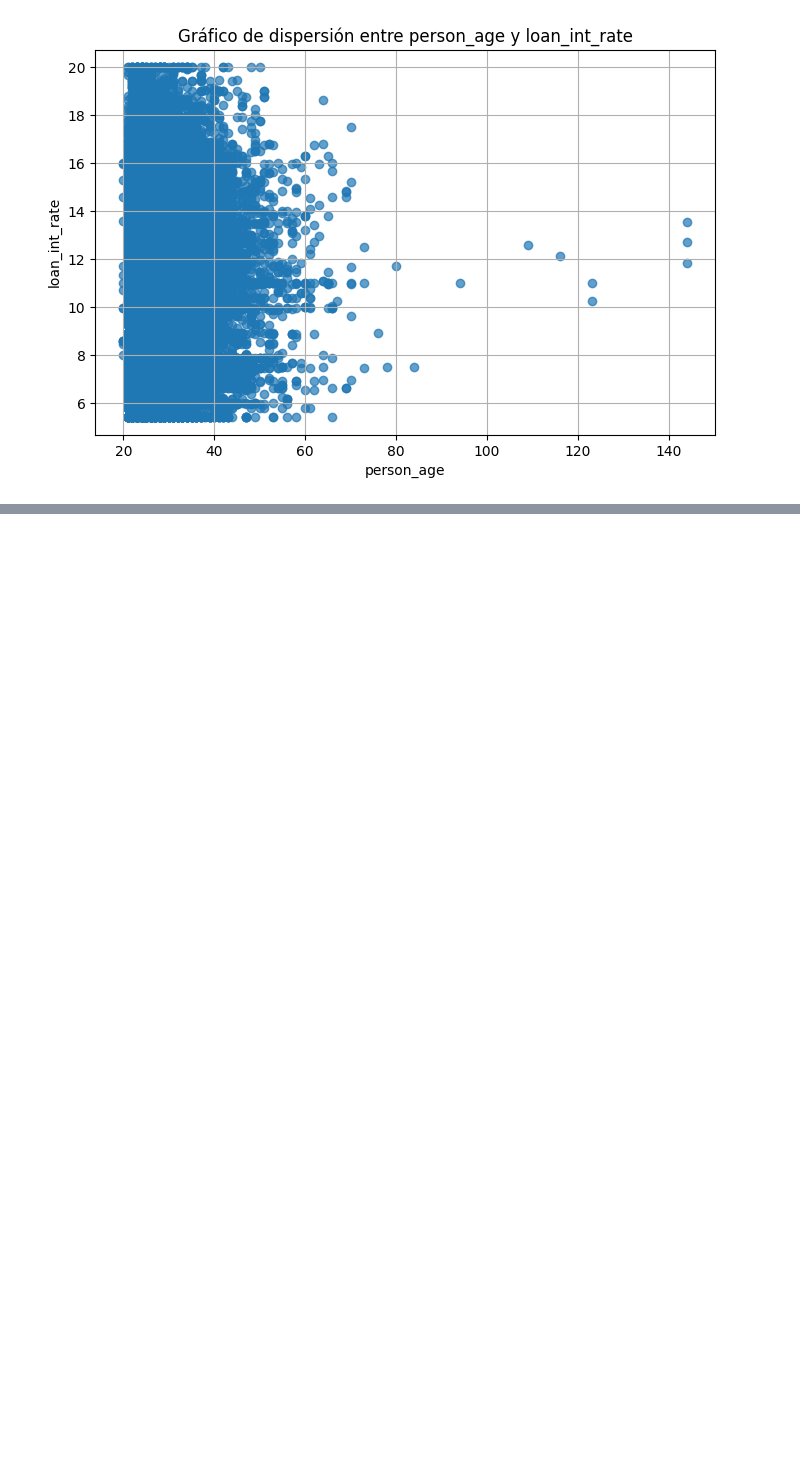
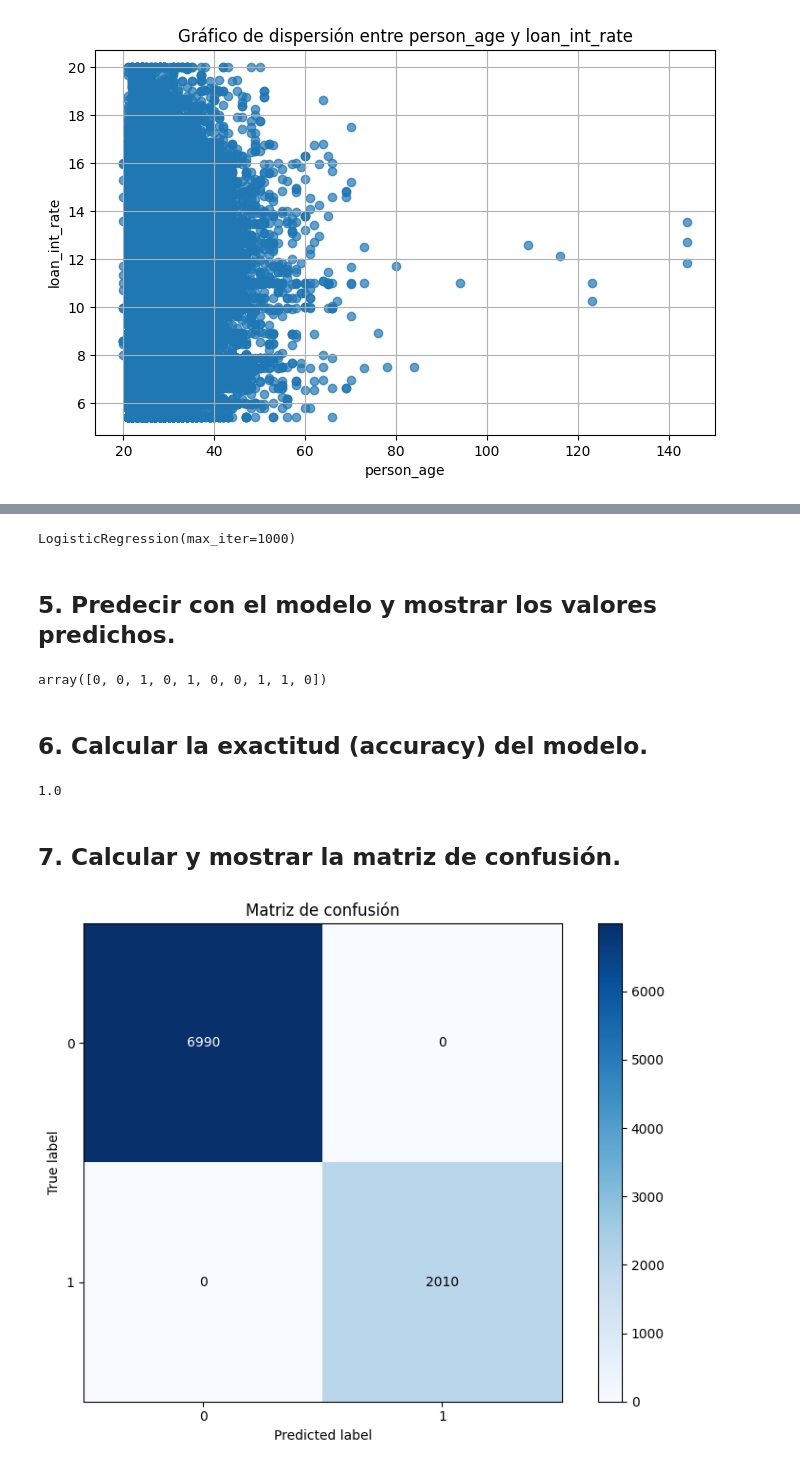
Before and after one commit to FerchoRV/lab-ml-ubosque, a Jupyter notebook: lab-05-regresion-logistica/parte1_regresion_logistica.ipynb, the cells around one changed output, grey strips where cells are left out. Drawn from its saved outputs; the diff is of its cells as text; code cells hidden in the pictures; blank space fills up the shorter version.

```diff
--- a/lab-05-regresion-logistica/parte1_regresion_logistica.ipynb
+++ b/lab-05-regresion-logistica/parte1_regresion_logistica.ipynb
@@ -74,0 +77,6 @@ plt.show()
+# %%
+#Definir matriz X solo columnas numéricas
+X = df.select_dtypes(include=[np.number])
+Y= df['loan_status']
+#Dividir el dataset en train y test
+X_train, X_test, y_train, y_test = train_test_split(X, Y, test_size=0.2, random_state=42)
@@ -74,0 +85,44 @@ plt.show()
+# %%
+model_lr = LogisticRegression(max_iter=1000)
+model_lr.fit(X_train, y_train)
+# %% [output]
+LogisticRegression(max_iter=1000)
+# %% [markdown]
+## 5. Predecir con el modelo y mostrar los valores predichos.
+# %%
+y_pred = model_lr.predict(X_test)
+
+y_pred[0:10]
+# %% [output]
+array([0, 0, 1, 0, 1, 0, 0, 1, 1, 0])
+# %% [markdown]
+## 6. Calcular la exactitud (accuracy) del modelo.
+# %%
+accuracy = accuracy_score(y_test, y_pred)
+accuracy
+# %% [output]
+1.0
+# %% [markdown]
+## 7. Calcular y mostrar la matriz de confusión.
+# %%
+cm_2 = confusion_matrix(y_test, y_pred)
+plt.figure(figsize=(8, 6))
+plt.imshow(cm_2, interpolation='nearest', cmap=plt.cm.Blues)
+plt.title('Matriz de confusión')
+plt.colorbar()
+tick_marks = np.arange(len(np.unique(y_test)))
+plt.xticks(tick_marks, np.unique(y_test))
+plt.yticks(tick_marks, np.unique(y_test))
+
+thresh = cm_2.max() / 2.
+for i in range(cm_2.shape[0]):
+    for j in range(cm_2.shape[1]):
+        plt.text(j, i, format(cm_2[i, j], 'd'),
+                 ha='center', va='center',
+                 color='white' if cm_2[i, j] > thresh else 'black')
+plt.ylabel('True label')
+plt.xlabel('Predicted label')
+plt.tight_layout()
+plt.show()
+# %% [output]
+[figure, added]
```
Also changed, not shown: parts of 26 cells of this notebook, 5 other files.
